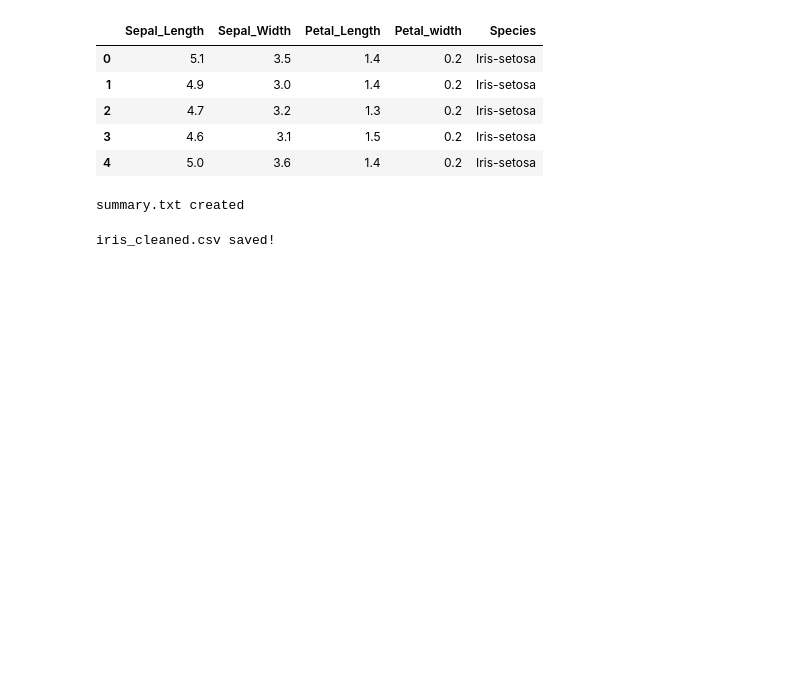
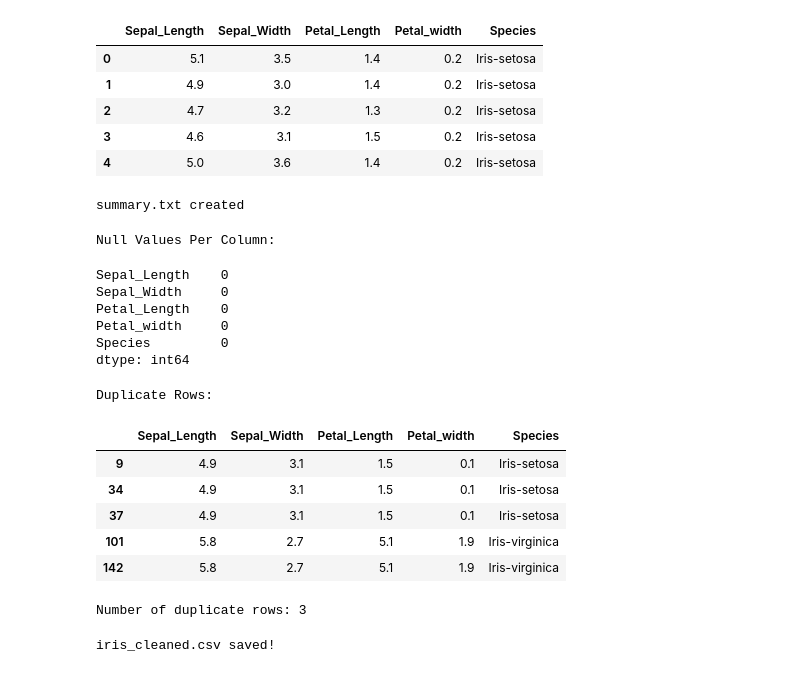
Before and after one commit to MashfikaJahan/iris_dataset_group3, a Jupyter notebook: iris_notebook.ipynb, the cells around one changed output. Drawn from its saved outputs; the diff is of its cells as text; code cells hidden in the pictures; blank space fills up the shorter version.

Commit message:
Added a cell that explained what we needed to clean in Phase 3

```diff
--- a/iris_notebook.ipynb
+++ b/iris_notebook.ipynb
@@ -105,6 +105,32 @@ with open('summary.txt', 'w') as f:
 print("summary.txt created")
 # %% [output]
 summary.txt created
+# %%
+# Checking for what needs to be cleaned
+
+print("Null Values Per Column:") # Printing the null values (if any)
+display(df.isnull().sum())
+
+dupes = df[df.duplicated(keep=False)] # Finding the duplicate rows
+print("\nDuplicate Rows:")
+display(dupes) # Printing the duplicate rows
+print(f"\nNumber of duplicate rows: {df.duplicated().sum()}") # Printing the number of duplicated rows
+# %% [output]
+Null Values Per Column:
+Sepal_Length    0
+Sepal_Width     0
+Petal_Length    0
+Petal_width     0
+Species         0
+dtype: int64
+Duplicate Rows:
+|  | Sepal_Length | Sepal_Width | Petal_Length | Petal_width | Species |
+| 9 | 4.9 | 3.1 | 1.5 | 0.1 | Iris-setosa |
+| 34 | 4.9 | 3.1 | 1.5 | 0.1 | Iris-setosa |
+| 37 | 4.9 | 3.1 | 1.5 | 0.1 | Iris-setosa |
+| 101 | 5.8 | 2.7 | 5.1 | 1.9 | Iris-virginica |
+| 142 | 5.8 | 2.7 | 5.1 | 1.9 | Iris-virginica |
+Number of duplicate rows: 3
 # %%
 # Cleaning dataset
 df.dropna(how='all', inplace=True) # Drap rows where all values are missing
```
